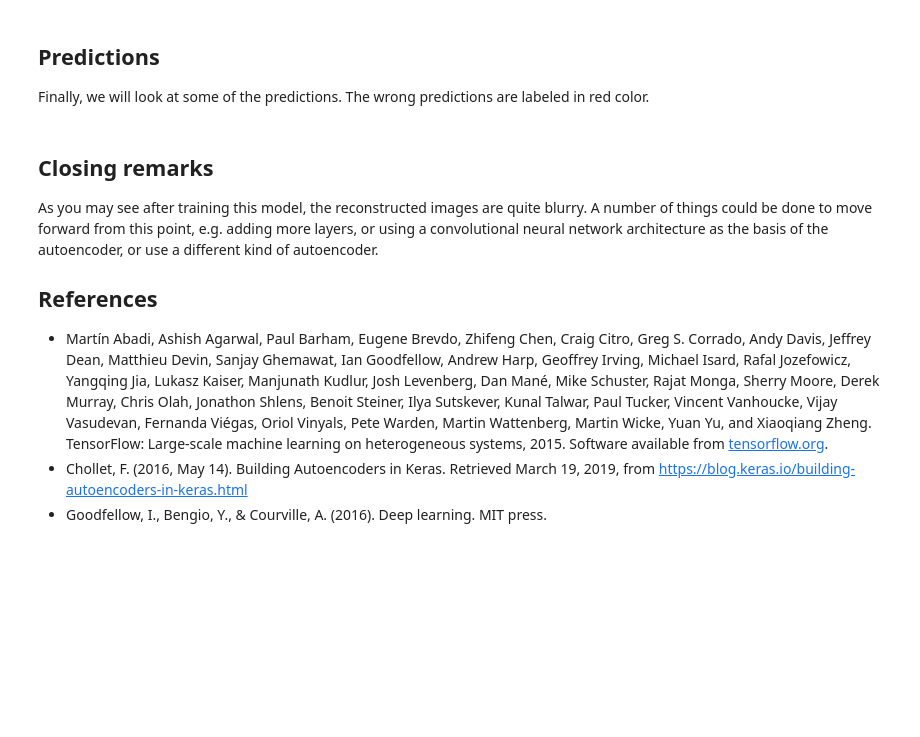
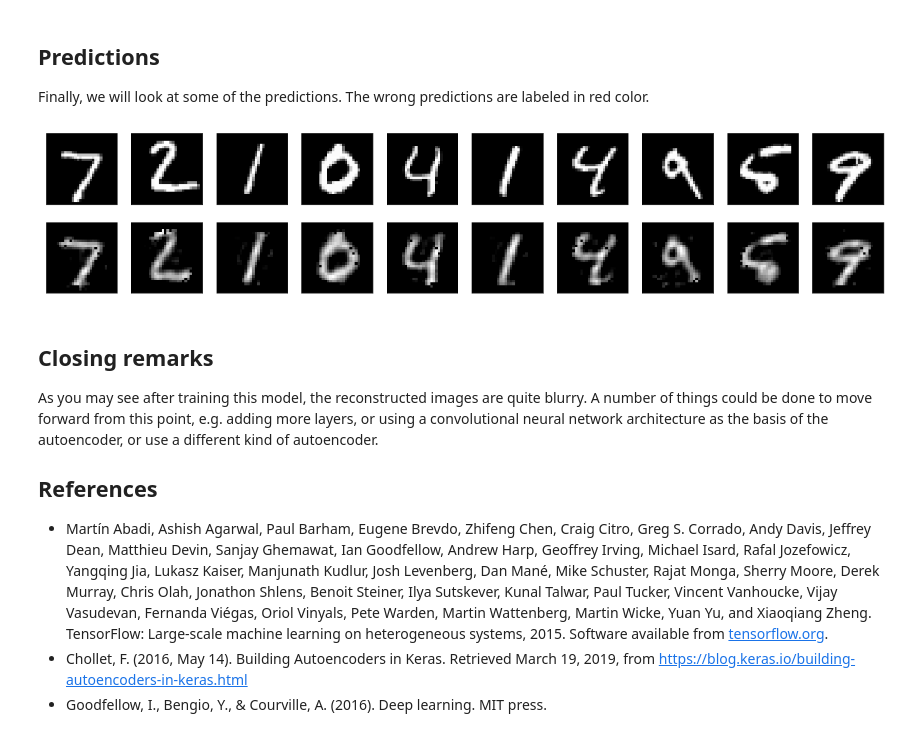
Before and after one commit to AFAgarap/autoencoders, a Jupyter notebook: notebooks/0-autoencoder.ipynb, the cells around one changed output. Drawn from its saved outputs; the diff is of its cells as text; code cells hidden in the pictures; blank space fills up the shorter version.

```diff
--- a/notebooks/0-autoencoder.ipynb
+++ b/notebooks/0-autoencoder.ipynb
@@ -186,21 +218,23 @@ Finally, we will look at some of the predictions. The wrong predictions are labe
 # %%
 number = 10  # how many digits we will display
 plt.figure(figsize=(20, 4))
 for index in range(number):
     # display original
     ax = plt.subplot(2, number, index + 1)
-    plt.imshow(x_test[index].reshape(28, 28))
+    plt.imshow(test_features[index].reshape(28, 28))
     plt.gray()
     ax.get_xaxis().set_visible(False)
     ax.get_yaxis().set_visible(False)
 
     # display reconstruction
     ax = plt.subplot(2, number, index + 1 + number)
-    plt.imshow(model(x_test)[index].numpy().reshape(28, 28))
+    plt.imshow(model(test_features)[index].numpy().reshape(28, 28))
     plt.gray()
     ax.get_xaxis().set_visible(False)
     ax.get_yaxis().set_visible(False)
 plt.show()
+# %% [output]
+[figure, added]
 # %% [markdown]
 ## Closing remarks
 
```
Also changed, not shown: parts of 12 cells of this notebook.
